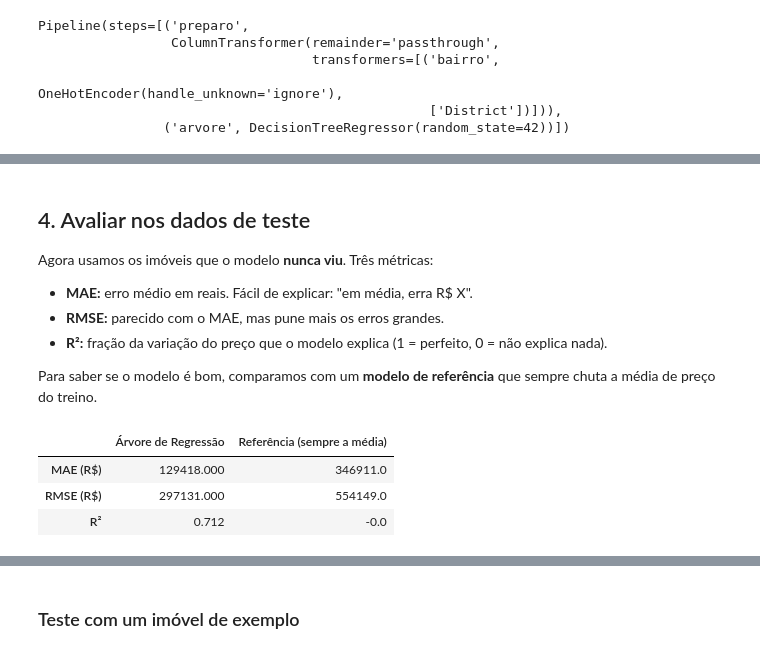
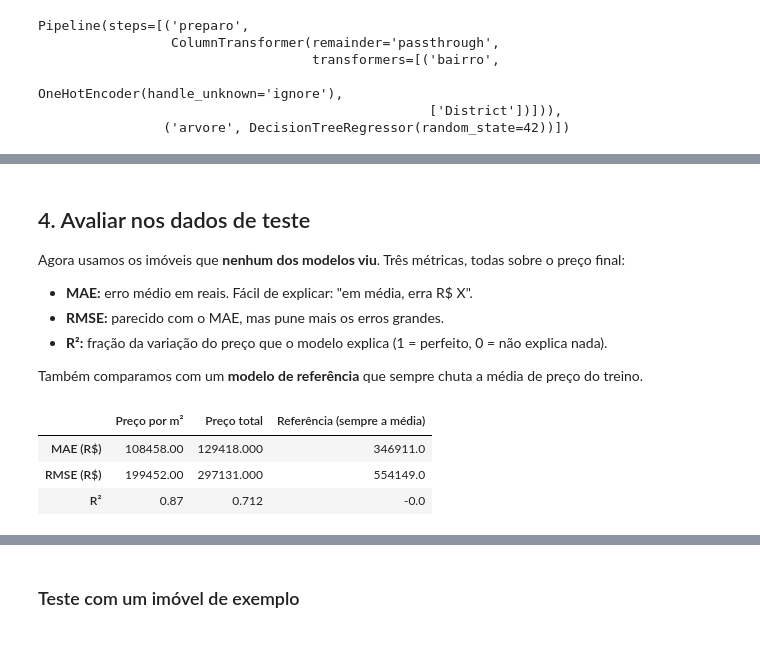
Before and after one commit to matheusmontev/previsao-preco-imoveis, a Jupyter notebook: treino_modelo.ipynb, the cells around one changed output, grey strips where cells are left out. Saved outputs shown, nothing was run; the diff lists cells and outputs as text; code cells hidden in the pictures.

```diff
--- a/treino_modelo.ipynb
+++ b/treino_modelo.ipynb
@@ -123,0 +142,27 @@ MAE médio na validação cruzada: R$ 127,707
+# %%
+PARAMETROS = {
+    "arvore__max_depth": [3, 5, 8, 10, 12, 15, 20, None],
+    "arvore__min_samples_leaf": [1, 5, 10, 20],
+}
+
+def pontuacao(alvo):
+    """Pontuação do GridSearchCV: MAE em reais (negativo, porque o scikit-learn maximiza)."""
+    def erro_em_reais(modelo, X, y_alvo):
+        real = y_alvo if alvo == "preco" else y_alvo * X["Size"]
+        return -mean_absolute_error(real, preco_previsto(alvo, modelo, X))
+    return erro_em_reais
+
+def treinar(alvo, X, y):
+    """Escolhe os parâmetros por validação cruzada e devolve a busca já treinada."""
+    busca = GridSearchCV(
+        novo_modelo(), PARAMETROS,
+        cv=GroupKFold(n_splits=5), scoring=pontuacao(alvo),
+    )
+    busca.fit(X, alvo_de(alvo, X, y), groups=grupos_imovel(X, y))
+    return busca
+
+buscas = {alvo: treinar(alvo, X_treino, y_treino) for alvo in ALVOS}
+
+for alvo, busca in buscas.items():
+    print(f"{NOME_ALVO[alvo]:<13} melhores parâmetros: {busca.best_params_}"
+          f" | MAE na validação cruzada: R$ {-busca.best_score_:,.0f}")
@@ -124,5 +172,6 @@ MAE médio na validação cruzada: R$ 127,707
 # %%
-# Como o erro muda com a profundidade (com o melhor min_samples_leaf)
+# Como o erro do modelo principal muda com a profundidade (com o melhor min_samples_leaf)
+busca = buscas["m2"]
 resultados = pd.DataFrame(busca.cv_results_)
 melhor_folha = busca.best_params_["arvore__min_samples_leaf"]
 tabela = resultados[resultados["param_arvore__min_samples_leaf"] == melhor_folha]
@@ -142,33 +191,33 @@ tabela[["param_arvore__max_depth", "MAE (R$)"]].rename(columns={"param_arvore__m
 # %% [markdown]
 ## 4. Avaliar nos dados de teste
 
-Agora usamos os imóveis que o modelo **nunca viu**. Três métricas:
+Agora usamos os imóveis que **nenhum dos modelos viu**. Três métricas, todas sobre o preço final:
 
 - **MAE:** erro médio em reais. Fácil de explicar: "em média, erra R$ X".
 - **RMSE:** parecido com o MAE, mas pune mais os erros grandes.
 - **R²:** fração da variação do preço que o modelo explica (1 = perfeito, 0 = não explica nada).
 
-Para saber se o modelo é bom, comparamos com um **modelo de referência** que sempre chuta a média de preço do treino.
+Também comparamos com um **modelo de referência** que sempre chuta a média de preço do treino.
 # %%
-melhor_modelo = busca.best_estimator_
-previsto = melhor_modelo.predict(X_teste)
+modelos = {alvo: busca.best_estimator_ for alvo, busca in buscas.items()}
+previstos = {alvo: preco_previsto(alvo, modelos[alvo], X_teste) for alvo in ALVOS}
 
 referencia = DummyRegressor(strategy="mean").fit(X_treino, y_treino)
-previsto_ref = referencia.predict(X_teste)
 
 def metricas(real, prev):
     return {
         "MAE (R$)": round(mean_absolute_error(real, prev)),
         "RMSE (R$)": round(np.sqrt(mean_squared_error(real, prev))),
         "R²": round(r2_score(real, prev), 3),
     }
 
+metricas_teste = {alvo: metricas(y_teste, previstos[alvo]) for alvo in ALVOS}
 pd.DataFrame({
-    "Árvore de Regressão": metricas(y_teste, previsto),
-    "Referência (sempre a média)": metricas(y_teste, previsto_ref),
+    **{NOME_ALVO[alvo]: metricas_teste[alvo] for alvo in ALVOS},
+    "Referência (sempre a média)": metricas(y_teste, referencia.predict(X_teste)),
 })
 # %% [output]
-|  | Árvore de Regressão | Referência (sempre a média) |
-| MAE (R$) | 129418.000 | 346911.0 |
-| RMSE (R$) | 297131.000 | 554149.0 |
-| R² | 0.712 | -0.0 |
+|  | Preço por m² | Preço total | Referência (sempre a média) |
+| MAE (R$) | 108458.00 | 129418.000 | 346911.0 |
+| RMSE (R$) | 199452.00 | 297131.000 | 554149.0 |
+| R² | 0.87 | 0.712 | -0.0 |
```
Also changed, not shown: parts of 20 cells of this notebook, 3 other files.
